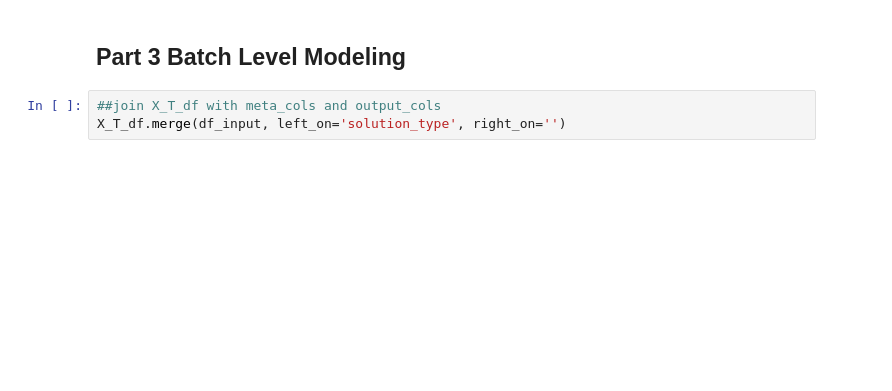
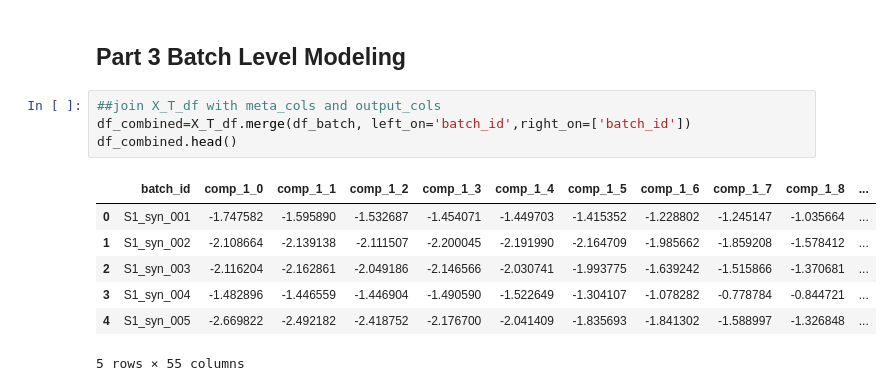
Before and after one commit to jhwaffles/batch_evolution_modeling, a Jupyter notebook: batch_evolution_modeling.ipynb, the cells around one changed output. Cells and saved outputs as stored; diff of their text form; blank space fills up the shorter version.

```diff
--- a/batch_evolution_modeling.ipynb
+++ b/batch_evolution_modeling.ipynb
@@ -306,4 +312,13 @@ plot_component_with_bounds(X_T_df, component='comp_1')
 ## Part 3 Batch Level Modeling
 # %%
 ##join X_T_df with meta_cols and output_cols
-X_T_df.merge(df_input, left_on='solution_type', right_on='')
+df_combined=X_T_df.merge(df_batch, left_on='batch_id',right_on=['batch_id'])
+df_combined.head()
+# %% [output]
+|  | batch_id | comp_1_0 | comp_1_1 | comp_1_2 | comp_1_3 | comp_1_4 | comp_1_5 | comp_1_6 | comp_1_7 | comp_1_8 | ... |
+| 0 | S1_syn_001 | -1.747582 | -1.595890 | -1.532687 | -1.454071 | -1.449703 | -1.415352 | -1.228802 | -1.245147 | -1.035664 | ... |
+| 1 | S1_syn_002 | -2.108664 | -2.139138 | -2.111507 | -2.200045 | -2.191990 | -2.164709 | -1.985662 | -1.859208 | -1.578412 | ... |
+| 2 | S1_syn_003 | -2.116204 | -2.162861 | -2.049186 | -2.146566 | -2.030741 | -1.993775 | -1.639242 | -1.515866 | -1.370681 | ... |
+| 3 | S1_syn_004 | -1.482896 | -1.446559 | -1.446904 | -1.490590 | -1.522649 | -1.304107 | -1.078282 | -0.778784 | -0.844721 | ... |
+| 4 | S1_syn_005 | -2.669822 | -2.492182 | -2.418752 | -2.176700 | -2.041409 | -1.835693 | -1.841302 | -1.588997 | -1.326848 | ... |
+5 rows × 55 columns
```
Also changed, not shown: parts of 14 cells of this notebook, 5 other files.
